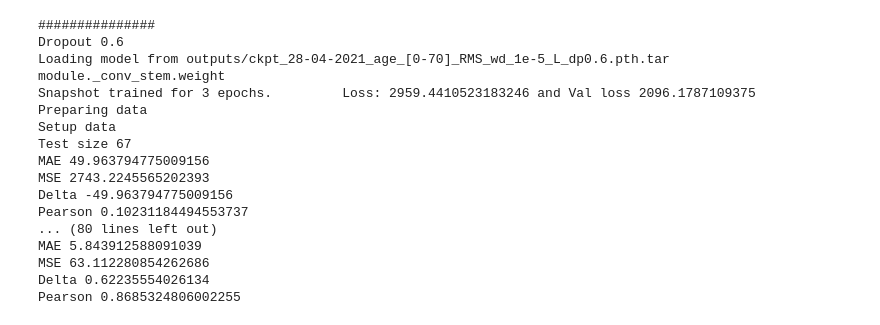
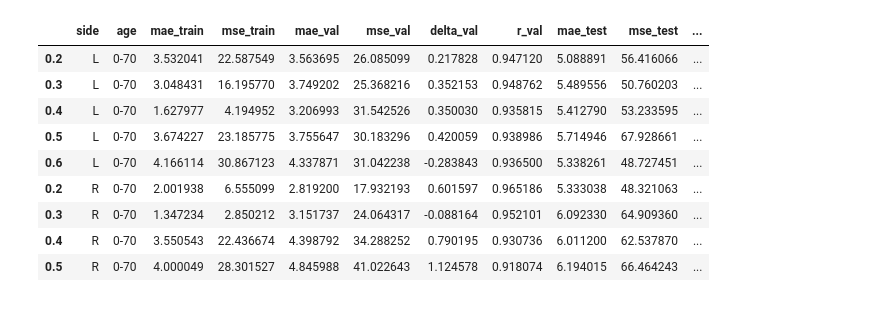
Before and after one commit to kapoloni/age_prediction, a Jupyter notebook: print_best_models.ipynb, the cells around one changed output. Drawn from its saved outputs; the diff is of its cells as text; code cells hidden in the pictures.

```diff
--- a/print_best_models.ipynb
+++ b/print_best_models.ipynb
@@ -195,26 +120,0 @@ Pearson 0.9315200617445525
-# %%
-side = "_L"
-for ckpt in glob.glob('outputs/ckpt*'):
-    if "best" not in ckpt:
-        dropout_rate = float(ckpt.split("_dp")[-1].split(".pth")[0])
-        print("###"*5)
-        pred = get_snapshot_results(side, ckpt, dropout_rate, 'test_0-70.csv')
-        metrics_pipeline(pred)
-# %% [output]
-###############
-Dropout 0.6
-Loading model from outputs/ckpt_28-04-2021_age_[0-70]_RMS_wd_1e-5_L_dp0.6.pth.tar
-module._conv_stem.weight
-Snapshot trained for 3 epochs.         Loss: 2959.4410523183246 and Val loss 2096.1787109375
-Preparing data
-Setup data
-Test size 67
-MAE 49.963794775009156
-MSE 2743.2245565202393
-Delta -49.963794775009156
-Pearson 0.10231184494553737
-... (80 lines left out)
-MAE 5.843912588091039
-MSE 63.112280854262686
-Delta 0.62235554026134
-Pearson 0.8685324806002255
@@ -220,0 +134,51 @@ Pearson 0.8685324806002255
+# %%
+def organize_results(res, type, dp, age=None, side=None):
+    if age is not None:
+        df = {'side': side, 'age': age}
+        df['mae_' + type] = res[0]
+        df['mse_' + type] = res[1]
+    else:
+        df = {'mae_' + type: res[0], 'mse_' + type: res[1]}
+    if type != 'train':
+        _, _, delta, r = res
+        df['delta_' + type] = delta
+        df['r_' + type] = r
+
+    return pd.DataFrame(df, index=[dp])
+# %%
+def get_results(side, age, date):
+    results = pd.DataFrame()
+    for ckpt in glob.glob('outputs/ckpt_'+date+'*_best*'):
+        if "e-5" not in ckpt:
+            dropout_rate = float(ckpt.split("_dp")[-1].split("_")[0])
+            # val
+            pred, epoch = get_snapshot_results(side, ckpt, dropout_rate, 'val_'+age+'.csv')
+            val = organize_results(metrics_pipeline(pred), 'val',
+                                dropout_rate)
+            # print("TEST")
+            pred, epoch = get_snapshot_results(side, ckpt, dropout_rate, 'test_'+age+'.csv')
+            test = organize_results(metrics_pipeline(pred), 'test', dropout_rate)
+            # print("TRAIN RES")
+            train = organize_results(train_results(ckpt.replace("ckpt", "logger")
+                                                    .replace("_model_best.pth.tar", ".csv"),
+                                                epoch), 'train', dropout_rate, age, side.split("_")[-1])
+            df = pd.concat([train, val, test], axis=1)
+            results = pd.concat([results, df])
+    return results.sort_index()
+# %%
+res_R = get_results('_R', '0-70', '30-04-2021')
+res_L = get_results('_L', '0-70', '26-04-2021')
+results = pd.concat([res_L, res_R])
+results.to_csv('predict_results/metrics_0-70.csv')
+results
+# %% [output]
+|  | side | age | mae_train | mse_train | mae_val | mse_val | delta_val | r_val | mae_test | mse_test | ... |
+| 0.2 | L | 0-70 | 3.532041 | 22.587549 | 3.563695 | 26.085099 | 0.217828 | 0.947120 | 5.088891 | 56.416066 | ... |
+| 0.3 | L | 0-70 | 3.048431 | 16.195770 | 3.749202 | 25.368216 | 0.352153 | 0.948762 | 5.489556 | 50.760203 | ... |
+| 0.4 | L | 0-70 | 1.627977 | 4.194952 | 3.206993 | 31.542526 | 0.350030 | 0.935815 | 5.412790 | 53.233595 | ... |
+| 0.5 | L | 0-70 | 3.674227 | 23.185775 | 3.755647 | 30.183296 | 0.420059 | 0.938986 | 5.714946 | 67.928661 | ... |
+| 0.6 | L | 0-70 | 4.166114 | 30.867123 | 4.337871 | 31.042238 | -0.283843 | 0.936500 | 5.338261 | 48.727451 | ... |
+| 0.2 | R | 0-70 | 2.001938 | 6.555099 | 2.819200 | 17.932193 | 0.601597 | 0.965186 | 5.333038 | 48.321063 | ... |
+| 0.3 | R | 0-70 | 1.347234 | 2.850212 | 3.151737 | 24.064317 | -0.088164 | 0.952101 | 6.092330 | 64.909360 | ... |
+| 0.4 | R | 0-70 | 3.550543 | 22.436674 | 4.398792 | 34.288252 | 0.790195 | 0.930736 | 6.011200 | 62.537870 | ... |
+| 0.5 | R | 0-70 | 4.000049 | 28.301527 | 4.845988 | 41.022643 | 1.124578 | 0.918074 | 6.194015 | 66.464243 | ... |
```
Also changed, not shown: parts of 5 cells of this notebook, 12 other files.
